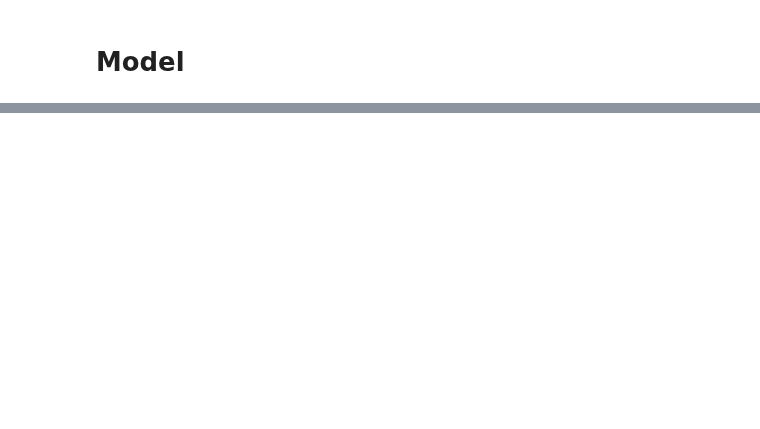
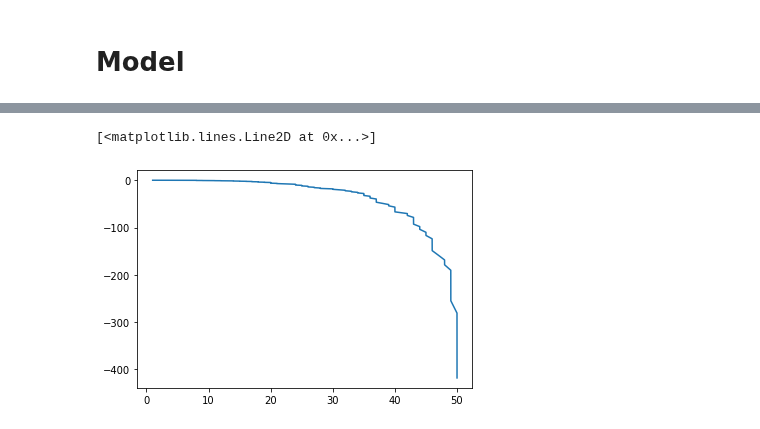
Before and after one commit to belya/survival-regression, a Jupyter notebook: catboost-survival-regression.ipynb, the cells around one changed output, grey strips where cells are left out. Cells and saved outputs as stored; diff of their text form; code cells hidden in the pictures; blank space fills up the shorter version.

Commit message:
Added survival curve

```diff
--- a/catboost-survival-regression.ipynb
+++ b/catboost-survival-regression.ipynb
@@ -390,0 +398,14 @@ for i in range(0, 1):
+# %%
+train_h = np.exp(model.predict(X))
+train_t = get_unique_time(t)
+# %%
+sorted_train_t = np.sort(train_t)
+# %%
+h_base = calculate_base_risk(train_h, train_t)
+# %%
+H_base = -np.cumsum(h_base)
+# %%
+plt.plot(sorted_train_t, H_base)
+# %% [output]
+[<matplotlib.lines.Line2D at 0x...>]
+[figure, added]
```
Also changed, not shown: parts of 23 cells of this notebook.
